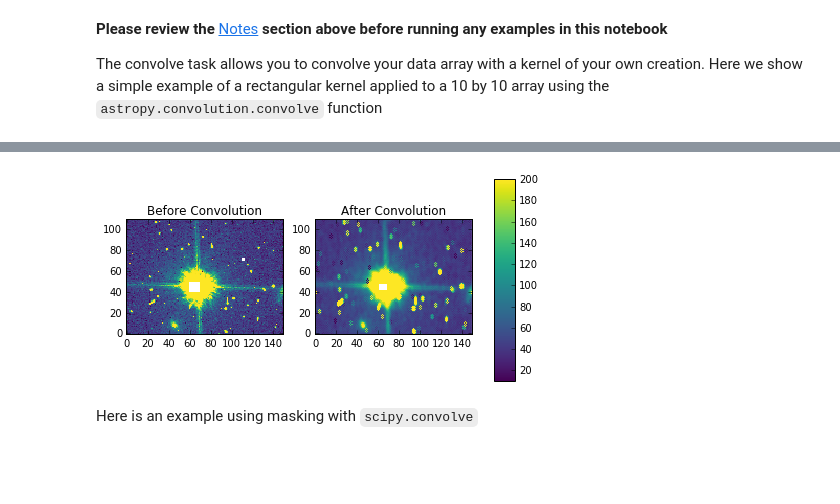
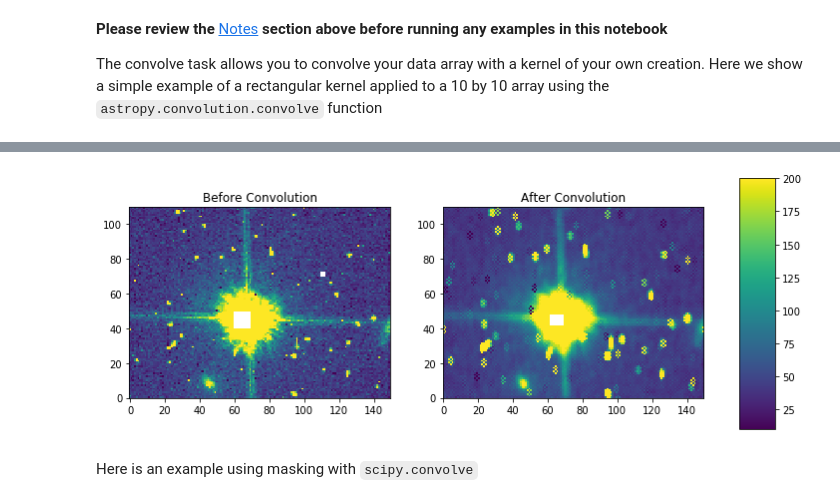
Before and after one commit to spacetelescope/stak-notebooks, a Jupyter notebook: notebooks/images.imfilter.ipynb, the cells around one changed output, grey strips where cells are left out. Cells and saved outputs as stored; diff of their text form; code cells hidden in the pictures; blank space fills up the shorter version.

```diff
--- a/notebooks/images.imfilter.ipynb
+++ b/notebooks/images.imfilter.ipynb
@@ -147,17 +148,18 @@ plt.show()
 # %%
 fig, axes = plt.subplots(nrows=1, ncols=2)
 pmin,pmax = 10, 200
 a = axes[0].imshow(my_arr,interpolation='none', origin='lower',vmin=pmin, vmax=pmax)
 axes[0].set_title('Before Convolution')
 a = axes[1].imshow(result,interpolation='none', origin='lower',vmin=pmin, vmax=pmax)
 axes[1].set_title('After Convolution')
 
 fig.subplots_adjust(right = 0.8,left=0)
 cbar_ax = fig.add_axes([0.85, 0.15, 0.05, 0.7])
 fig.colorbar(a, cax=cbar_ax)
+fig.set_size_inches(10,5)
 plt.show()
 # %% [output]
-[figure, old version]
+[figure, new version]
 # %% [markdown]
 Here is an example using masking with ``scipy.convolve``
 # %%
```
Also changed, not shown: parts of 18 cells of this notebook.
